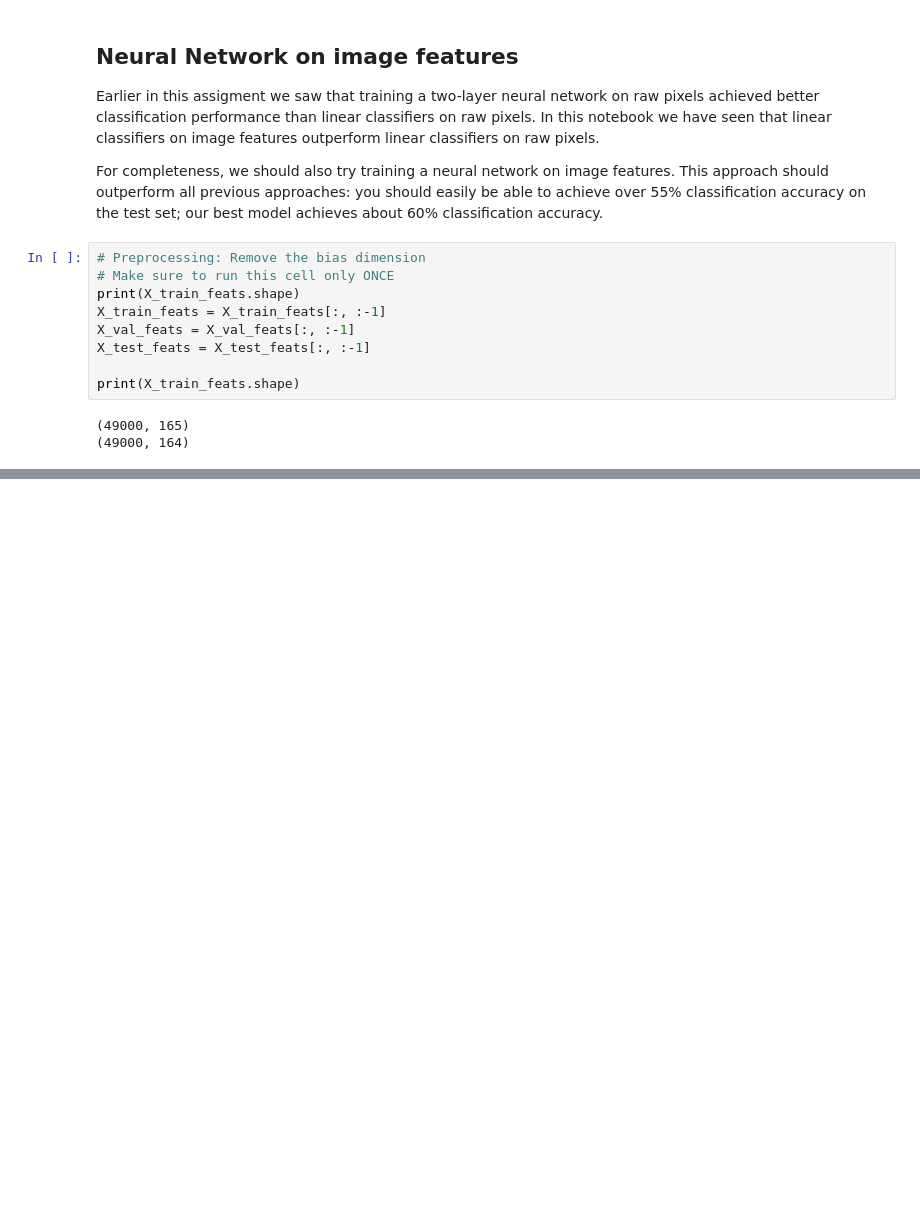
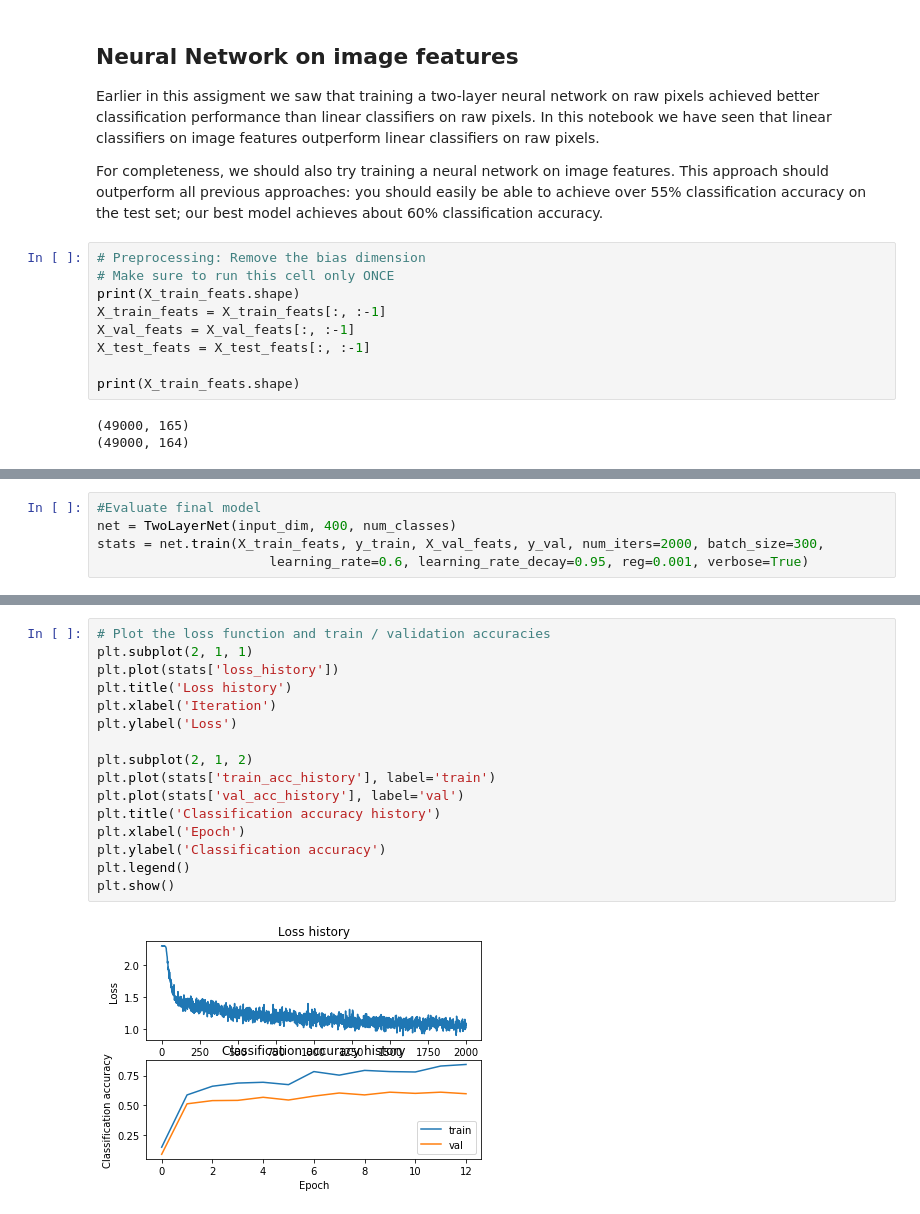
Before and after one commit to rafaelbidese/COMP6970-DeepLearning, a Jupyter notebook: assignment1/features.ipynb, the cells around one changed output, grey strips where cells are left out. Drawn from its saved outputs; the diff is of its cells as text; blank space fills up the shorter version.

```diff
--- a/assignment1/features.ipynb
+++ b/assignment1/features.ipynb
@@ -251,0 +296,5 @@ pass
+# %%
+#Evaluate final model
+net = TwoLayerNet(input_dim, 400, num_classes)
+stats = net.train(X_train_feats, y_train, X_val_feats, y_val, num_iters=2000, batch_size=300,
+                      learning_rate=0.6, learning_rate_decay=0.95, reg=0.001, verbose=True)
@@ -252,3 +322,21 @@ pass
+# %%
+# Plot the loss function and train / validation accuracies
+plt.subplot(2, 1, 1)
+plt.plot(stats['loss_history'])
+plt.title('Loss history')
+plt.xlabel('Iteration')
+plt.ylabel('Loss')
+
+plt.subplot(2, 1, 2)
+plt.plot(stats['train_acc_history'], label='train')
+plt.plot(stats['val_acc_history'], label='val')
+plt.title('Classification accuracy history')
+plt.xlabel('Epoch')
+plt.ylabel('Classification accuracy')
+plt.legend()
+plt.show()
+# %% [output]
+[figure, added]
 # %%
 # Run your best neural net classifier on the test set. You should be able
 # to get more than 55% accuracy.
```
Also changed, not shown: parts of 3 cells of this notebook.
